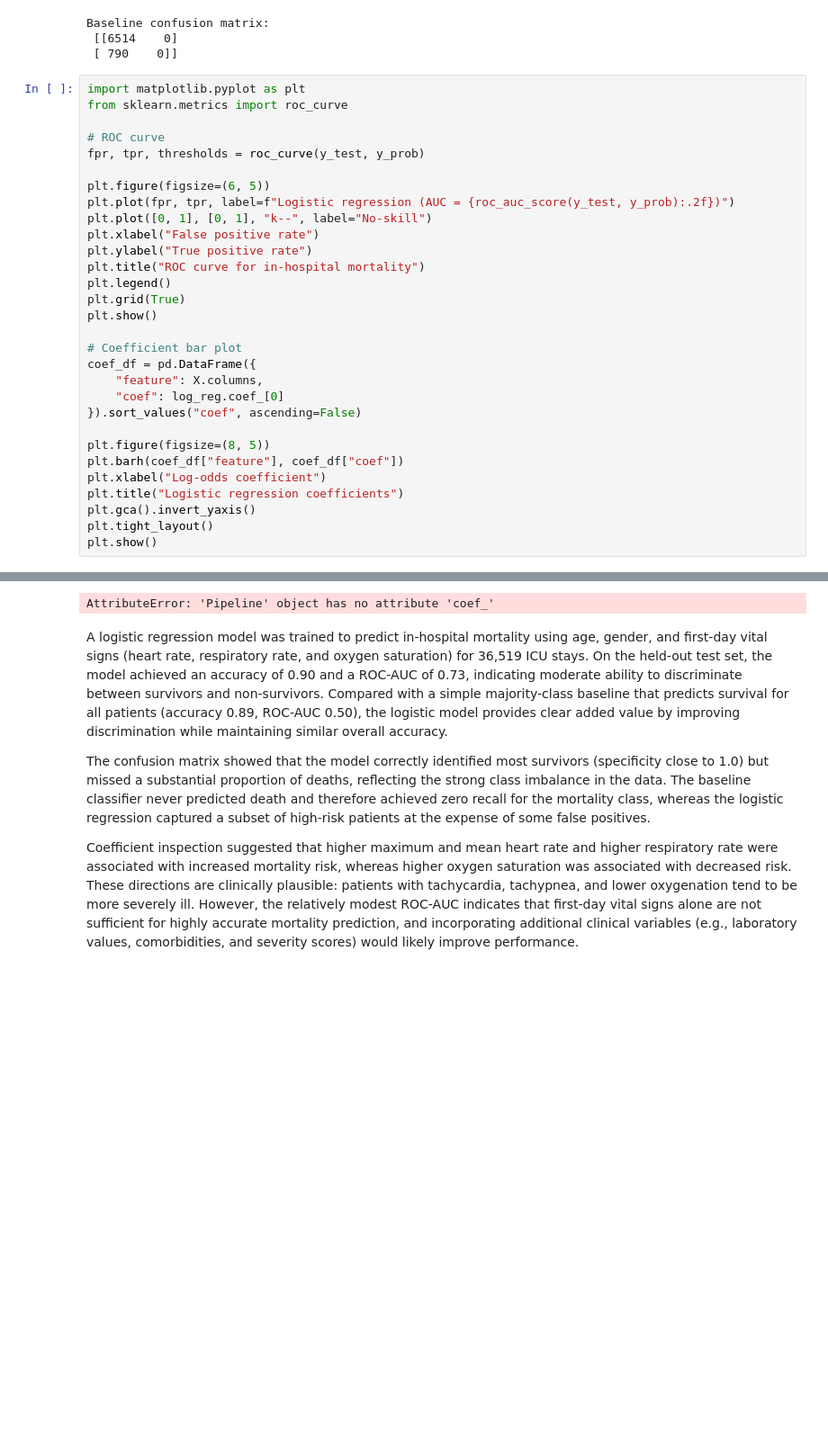
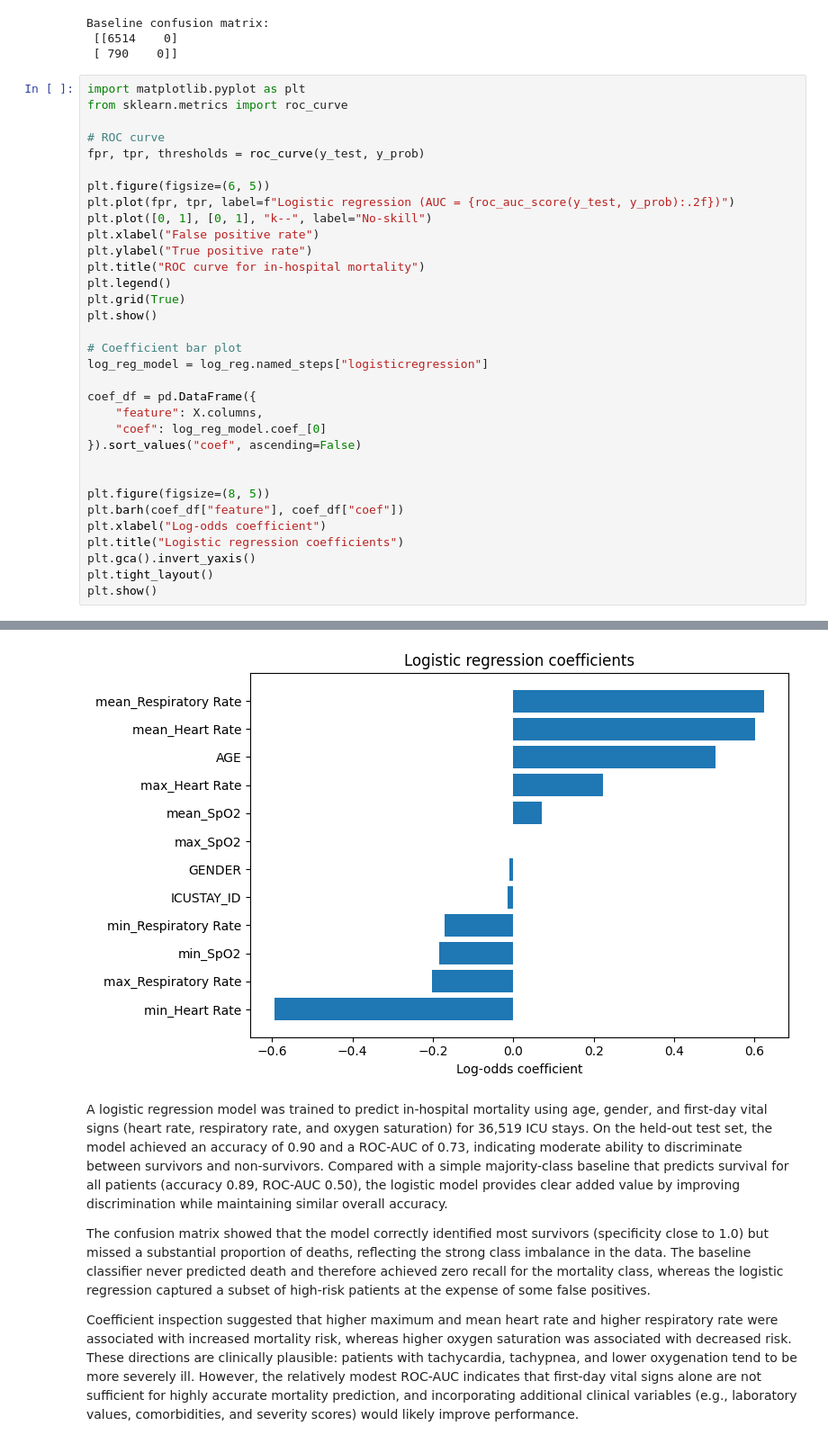
Before and after one commit to ecem-onatcakmak/ehr-project-a3, a Jupyter notebook: a3_groupf_cleaning_Modeling and Analysis.ipynb, the cells around one changed output, grey strips where cells are left out. Shown at 90% size. Cells and saved outputs as stored; diff of their text form; blank space fills up the shorter version.

```diff
--- a/a3_groupf_cleaning_Modeling and Analysis.ipynb
+++ b/a3_groupf_cleaning_Modeling and Analysis.ipynb
@@ -474,35 +474,38 @@ Baseline confusion matrix:
 import matplotlib.pyplot as plt
 from sklearn.metrics import roc_curve
 
 # ROC curve
 fpr, tpr, thresholds = roc_curve(y_test, y_prob)
 
 plt.figure(figsize=(6, 5))
 plt.plot(fpr, tpr, label=f"Logistic regression (AUC = {roc_auc_score(y_test, y_prob):.2f})")
 plt.plot([0, 1], [0, 1], "k--", label="No-skill")
 plt.xlabel("False positive rate")
 plt.ylabel("True positive rate")
 plt.title("ROC curve for in-hospital mortality")
 plt.legend()
 plt.grid(True)
 plt.show()
 
 # Coefficient bar plot
+log_reg_model = log_reg.named_steps["logisticregression"]
+
 coef_df = pd.DataFrame({
     "feature": X.columns,
-    "coef": log_reg.coef_[0]
+    "coef": log_reg_model.coef_[0]
 }).sort_values("coef", ascending=False)
+
 
 plt.figure(figsize=(8, 5))
 plt.barh(coef_df["feature"], coef_df["coef"])
 plt.xlabel("Log-odds coefficient")
 plt.title("Logistic regression coefficients")
 plt.gca().invert_yaxis()
 plt.tight_layout()
 plt.show()
 # %% [output]
 [figure]
-AttributeError: 'Pipeline' object has no attribute 'coef_'
+[figure, added]
 # %% [markdown]
 A logistic regression model was trained to predict in-hospital mortality using age, gender, and first-day vital signs (heart rate, respiratory rate, and oxygen saturation) for 36,519 ICU stays. On the held-out test set, the model achieved an accuracy of 0.90 and a ROC-AUC of 0.73, indicating moderate ability to discriminate between survivors and non-survivors. Compared with a simple majority-class baseline that predicts survival for all patients (accuracy 0.89, ROC-AUC 0.50), the logistic model provides clear added value by improving discrimination while maintaining similar overall accuracy.
 
```
